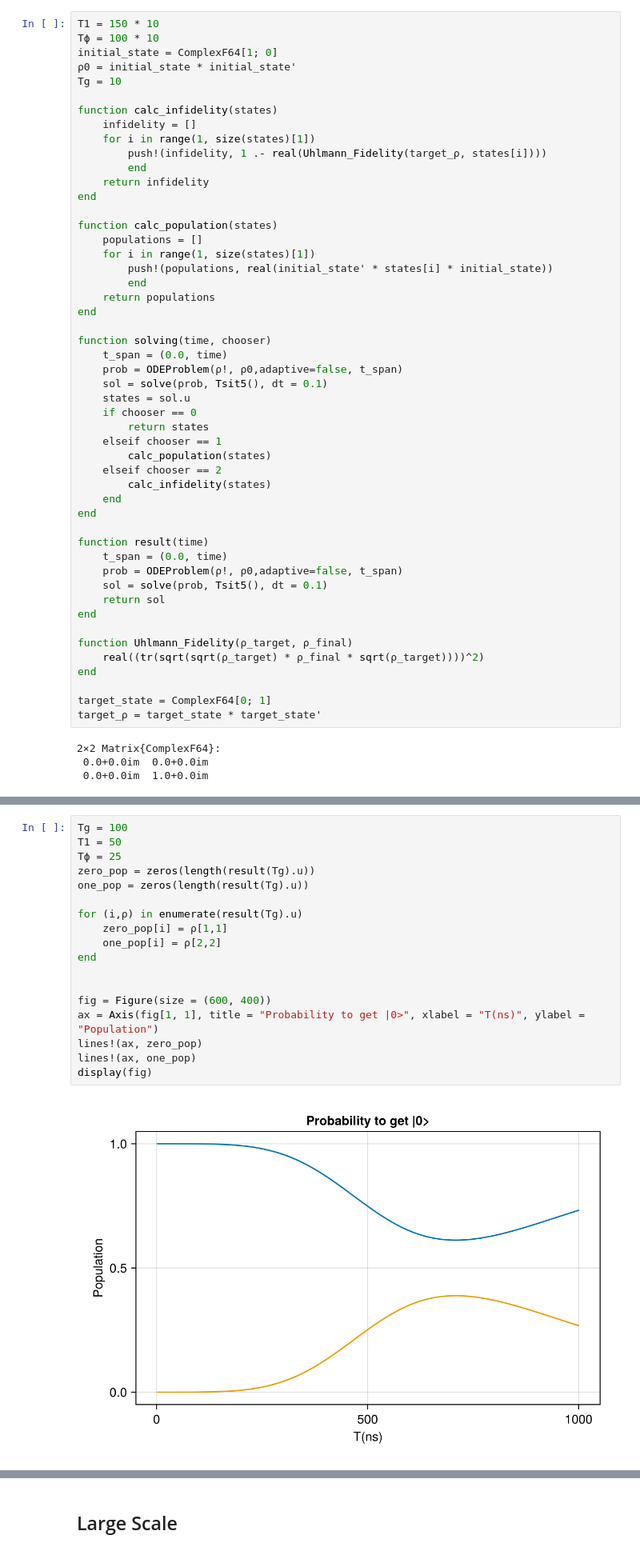
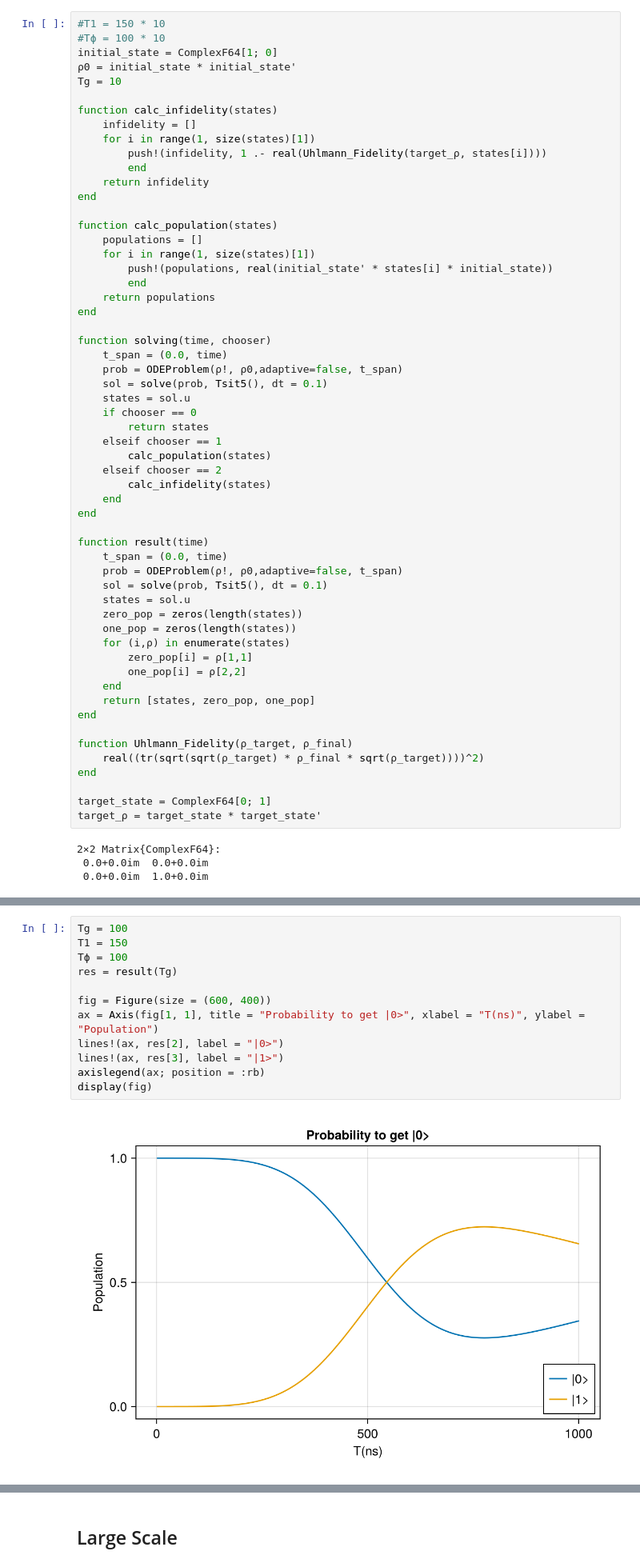
Before and after one commit to Ianborden/Quantum-APL, a Jupyter notebook: Final Project/Decoherence_v1.ipynb, the cells around one changed output, grey strips where cells are left out. Shown at 80% size. Drawn from its saved outputs; the diff is of its cells as text.

```diff
--- a/Final Project/Decoherence_v1.ipynb
+++ b/Final Project/Decoherence_v1.ipynb
@@ -76,8 +75,8 @@ end
 # %% [markdown]
 ## Main code base(Small scale)
 # %%
-T1 = 150 * 10
-Tϕ = 100 * 10
+#T1 = 150 * 10
+#Tϕ = 100 * 10
 initial_state = ComplexF64[1; 0]
 ρ0 = initial_state * initial_state'
 Tg = 10
@@ -116,7 +115,14 @@ function result(time)
     t_span = (0.0, time)
     prob = ODEProblem(ρ̇!, ρ0,adaptive=false, t_span)
     sol = solve(prob, Tsit5(), dt = 0.1)
-    return sol
+    states = sol.u
+    zero_pop = zeros(length(states))
+    one_pop = zeros(length(states))
+    for (i,ρ) in enumerate(states)
+        zero_pop[i] = ρ[1,1]
+        one_pop[i] = ρ[2,2]
+    end
+    return [states, zero_pop, one_pop]
 end
 
 function Uhlmann_Fidelity(ρ_target, ρ_final)
@@ -132,20 +142,14 @@ target_ρ = target_state * target_state'
 # %%
 Tg = 100
-T1 = 50
-Tϕ = 25
-zero_pop = zeros(length(result(Tg).u))
-one_pop = zeros(length(result(Tg).u))
-
-for (i,ρ) in enumerate(result(Tg).u)
-    zero_pop[i] = ρ[1,1]
-    one_pop[i] = ρ[2,2]
-end
-
+T1 = 150
+Tϕ = 100
+res = result(Tg)
 
 fig = Figure(size = (600, 400))
 ax = Axis(fig[1, 1], title = "Probability to get |0>", xlabel = "T(ns)", ylabel = "Population")
-lines!(ax, zero_pop)
-lines!(ax, one_pop)
+lines!(ax, res[2], label = "|0>")
+lines!(ax, res[3], label = "|1>")
+axislegend(ax; position = :rb)
 display(fig)
 # %% [output]
-[figure, old version]
+[figure, new version]
```
Also changed, not shown: parts of 9 cells of this notebook, 9 other files.
